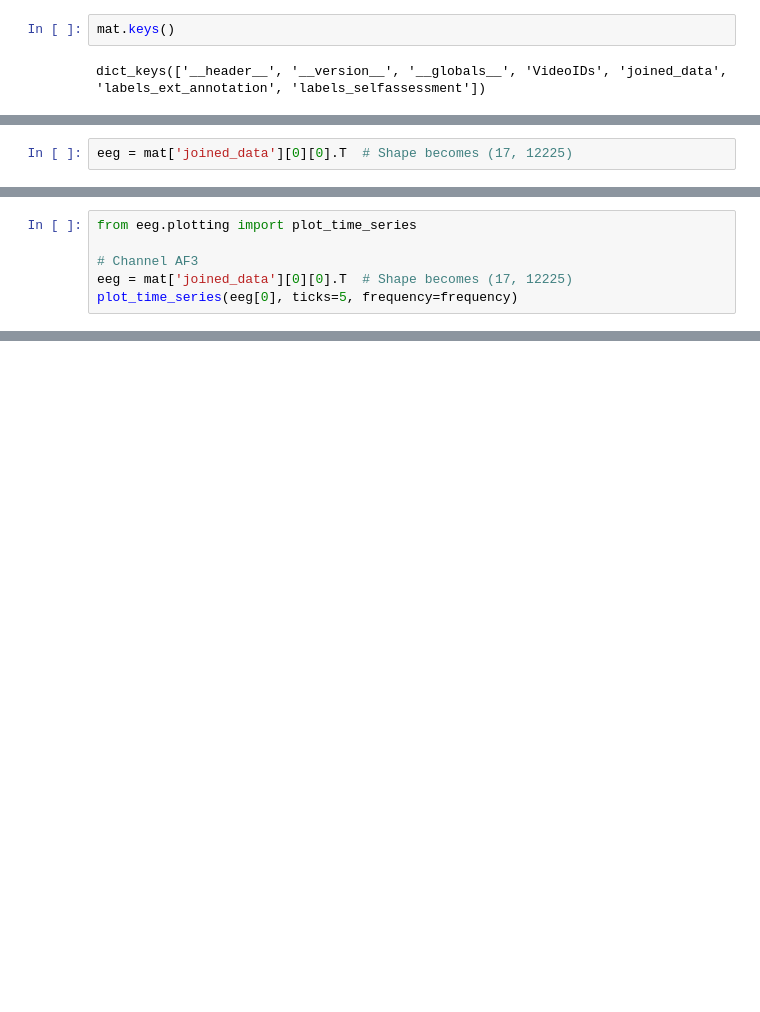
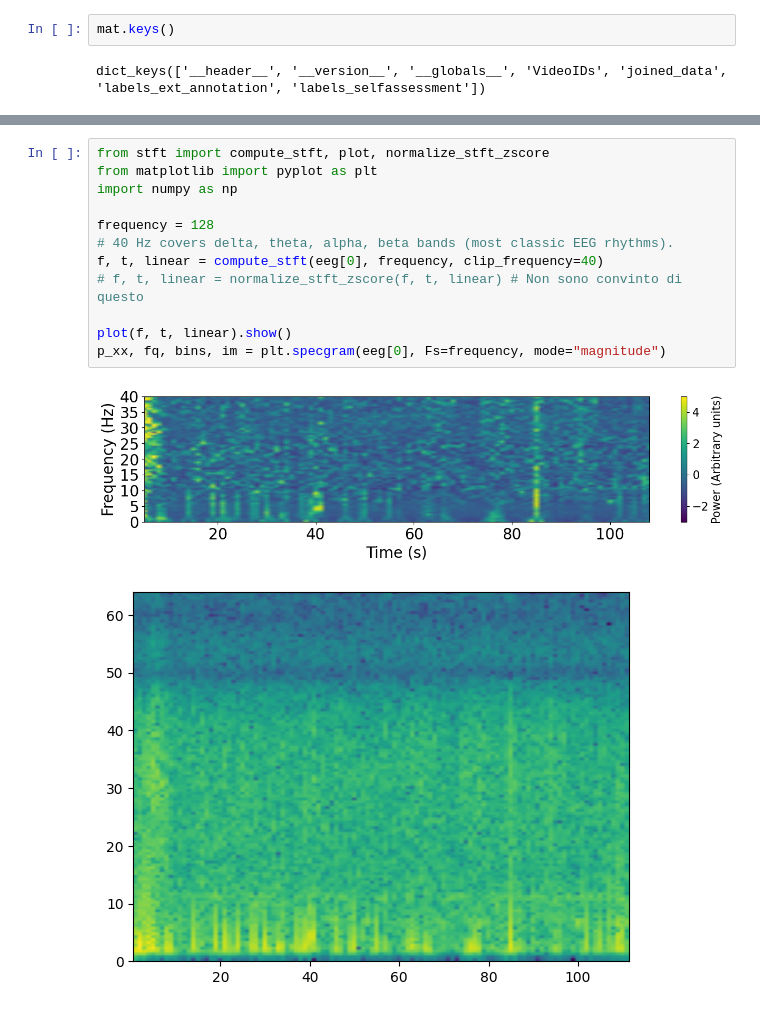
Before and after one commit to Ubriacopo/progetto-tesi, a Jupyter notebook: data/pre_processing.ipynb, the cells around one changed output, grey strips where cells are left out. Drawn from its saved outputs; the diff is of its cells as text; blank space fills up the shorter version.

```diff
--- a/data/pre_processing.ipynb
+++ b/data/pre_processing.ipynb
@@ -88,2 +142,0 @@ With frequency 128  we have that our series lasts:  95.5078125
-# %%
-eeg = mat['joined_data'][0][0].T  # Shape becomes (17, 12225)
@@ -95,6 +142,0 @@ array([ 9.73663478e-06, -4.13422856e+00, -1.82200587e+01, ...,
-# %%
-from eeg.plotting import plot_time_series
-
-# Channel AF3
-eeg = mat['joined_data'][0][0].T  # Shape becomes (17, 12225)
-plot_time_series(eeg[0], ticks=5, frequency=frequency)
@@ -115,0 +143,15 @@ Make sure that "mat" is either a pandas.DataFrame, duckdb.DuckDBPyRelation, pyar
+# %%
+from stft import compute_stft, plot, normalize_stft_zscore
+from matplotlib import pyplot as plt
+import numpy as np
+
+frequency = 128
+# 40 Hz covers delta, theta, alpha, beta bands (most classic EEG rhythms).
+f, t, linear = compute_stft(eeg[0], frequency, clip_frequency=40)
+# f, t, linear = normalize_stft_zscore(f, t, linear) # Non sono convinto di questo
+
+plot(f, t, linear).show()
+p_xx, fq, bins, im = plt.specgram(eeg[0], Fs=frequency, mode="magnitude")
+# %% [output]
+[figure, added]
+[figure, added]
```
Also changed, not shown: parts of 17 cells of this notebook, 3 other files.
